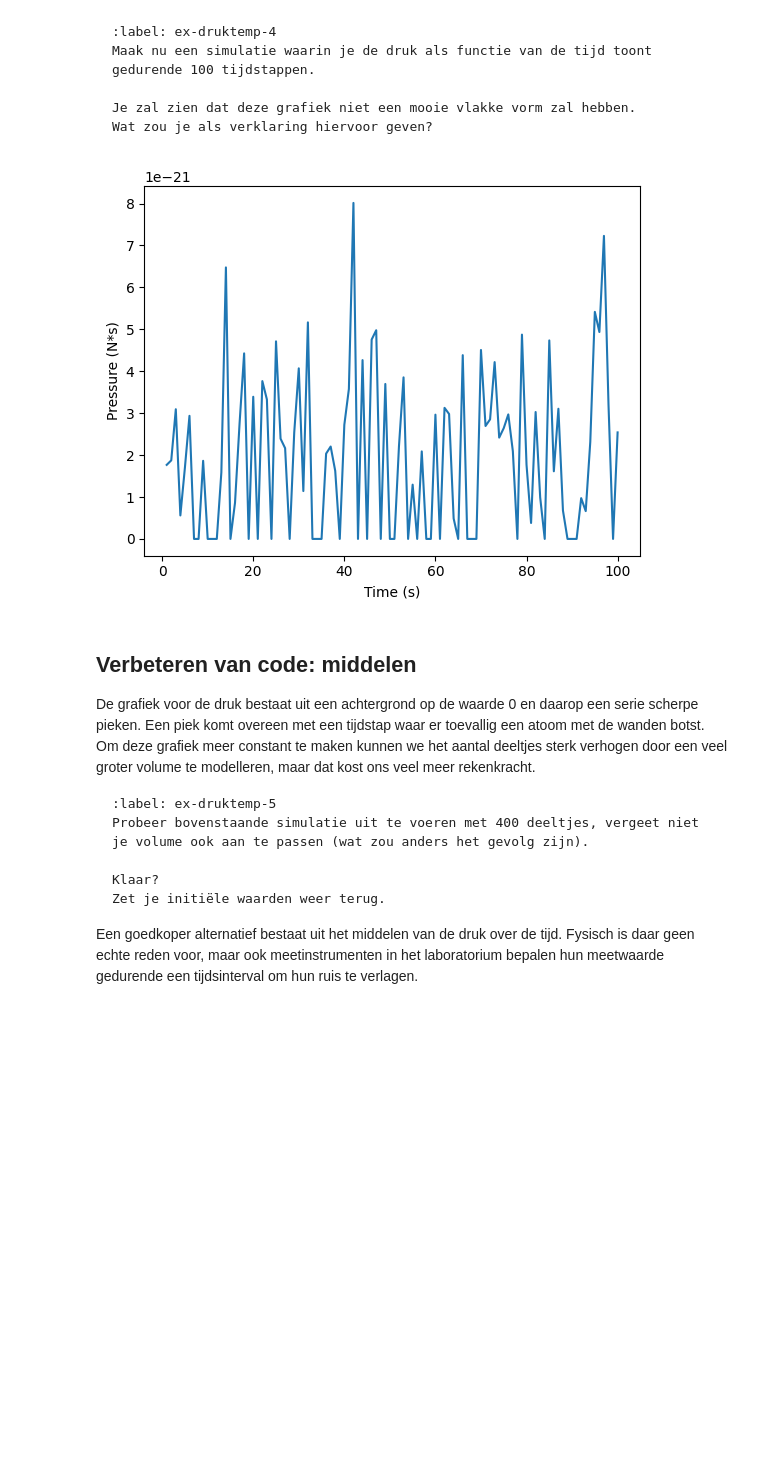
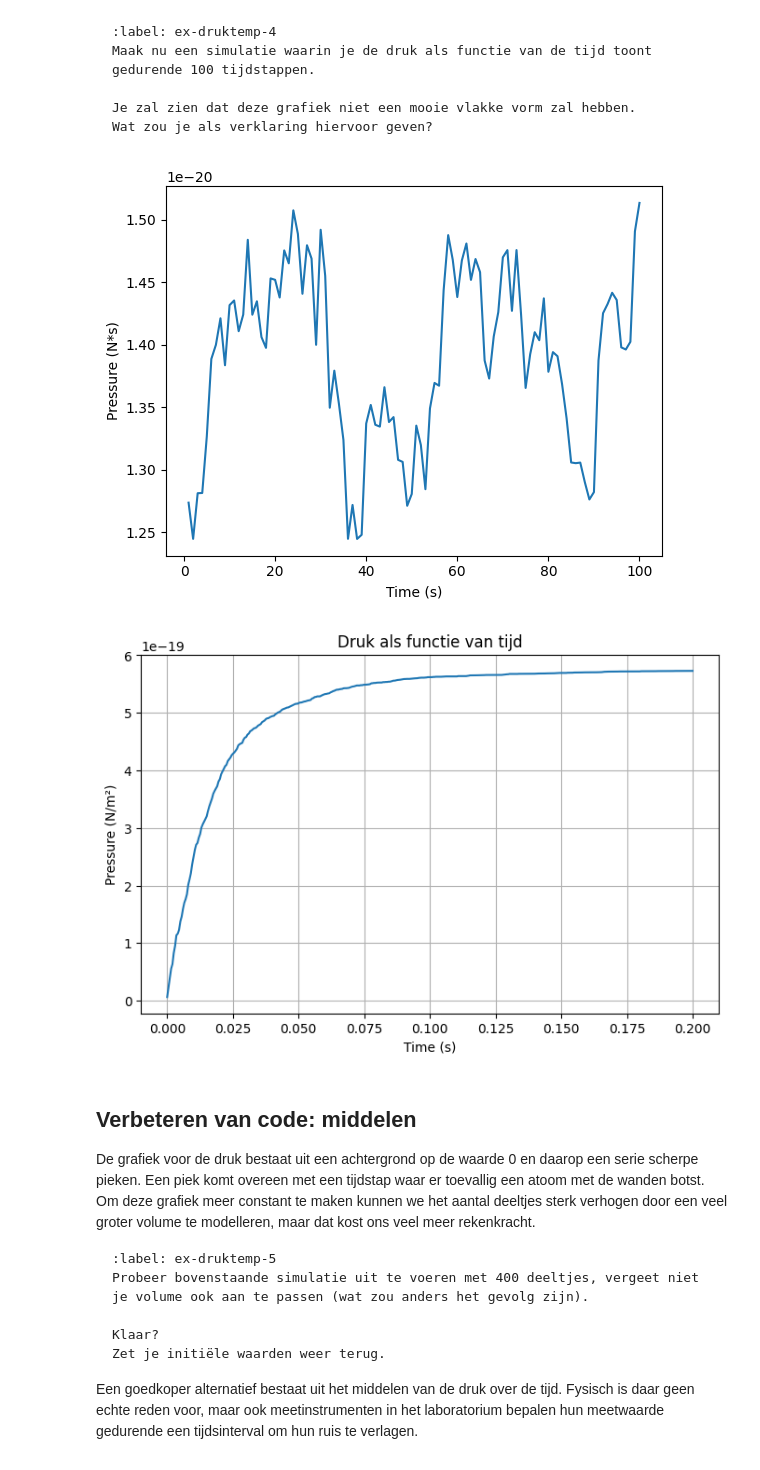
Before and after one commit to JSlootsTUD/Jesse-en-Justin, a Jupyter notebook: Content/PySim/5_druktemp.ipynb, the cells around one changed output. Saved outputs shown, nothing was run; the diff lists cells and outputs as text; code cells hidden in the pictures; blank space fills up the shorter version.

````diff
--- a/Content/PySim/5_druktemp.ipynb
+++ b/Content/PySim/5_druktemp.ipynb
@@ -305,7 +305,8 @@ Wat zou je als verklaring hiervoor geven?
 ```
 # %%
 # Geef je oplossing
-
+# N=400
+# BOX_SIZE_0 = 15 #m^2   (dus 10 meter lang, en 10 meter breed)                # Hoogte en breedte startvolume (in vul je gekozen eenheid in)
 
 particles = []
 pressures = np.zeros(100, dtype=float)
@@ -315,8 +316,7 @@ create_particles(particles)
 
 for i in range(100):
     take_time_step(particles)
-    if handle_walls:
-        pressures[i] = pressure
+    pressures[i] = pressure
 
 plt.figure()
 plt.xlabel('Time (s)')
@@ -324,7 +324,73 @@ plt.ylabel('Pressure (N*s)')
 plt.plot(times, pressures)
 plt.show()
 # %% [output]
-[figure, old version]
+[figure, new version]
+# %%
+def handle_walls(particles):
+    """
+    Berekent botsingen met de muren en geeft de druk terug.
+    Druk wordt berekend uit: dP/dt / (lengte muur).
+    """
+    impulse = 0.0  # totale impuls naar de muur
+
+    WALL_LENGTH = BOX_SIZE_0    # lengte van één wand
+    for p in particles:
+
+        # ---- BOVEN ----
+        if p.r[1] + p.R >= BOX_SIZE_0 / 2:
+            dp = 2 * p.m * abs(p.v[1])     # impulsverandering
+            impulse += dp
+            p.v[1] *= -1
+            p.r[1] = BOX_SIZE_0/2 - p.R
+
+        # ---- ONDER ----
+        elif p.r[1] - p.R <= -BOX_SIZE_0 / 2:
+            dp = 2 * p.m * abs(p.v[1])
+            impulse += dp
+            p.v[1] *= -1
+            p.r[1] = -BOX_SIZE_0/2 + p.R
+
+        # ---- RECHTS ----
+        if p.r[0] + p.R >= BOX_SIZE_0 / 2:
+            dp = 2 * p.m * abs(p.v[0])
+            impulse += dp
+            p.v[0] *= -1
+            p.r[0] = BOX_SIZE_0/2 - p.R
+
+        # ---- LINKS ----
+        elif p.r[0] - p.R <= -BOX_SIZE_0 / 2:
+            dp = 2 * p.m * abs(p.v[0])
+            impulse += dp
+            p.v[0] *= -1
+            p.r[0] = -BOX_SIZE_0/2 + p.R
+
+    # druk = impuls per tijdseenheid per wandlengte
+    pressure = impulse / (DT * (4 * WALL_LENGTH))   # 4 wanden
+
+    return pressure
+
+# aantal tijdstappen
+N = 400
+
+pressures = np.zeros(N, dtype=float)
+times = np.linspace(0, N * DT, N)
+
+particles = []
+create_particles(particles)
+
+for i in range(N):
+    take_time_step(particles)
+    pressures[i] = handle_walls(particles)
+
+plt.figure(figsize=(8, 5))
+plt.plot(times, pressures)
+plt.xlabel('Time (s)')
+plt.ylabel('Pressure (N/m²)')
+plt.title('Druk als functie van tijd')
+plt.grid(True)
+plt.show()
+# %% [output]
+[figure, added]
 # %% [markdown]
 ## Verbeteren van code: middelen
 
````
Also changed, not shown: parts of 3 cells of this notebook.
